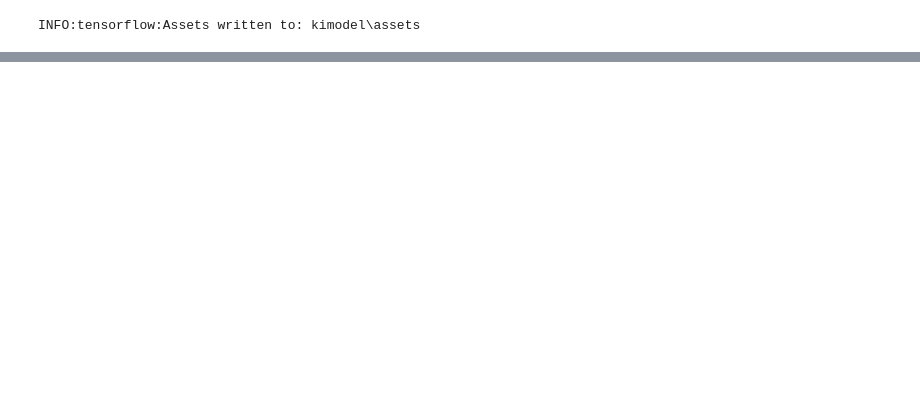
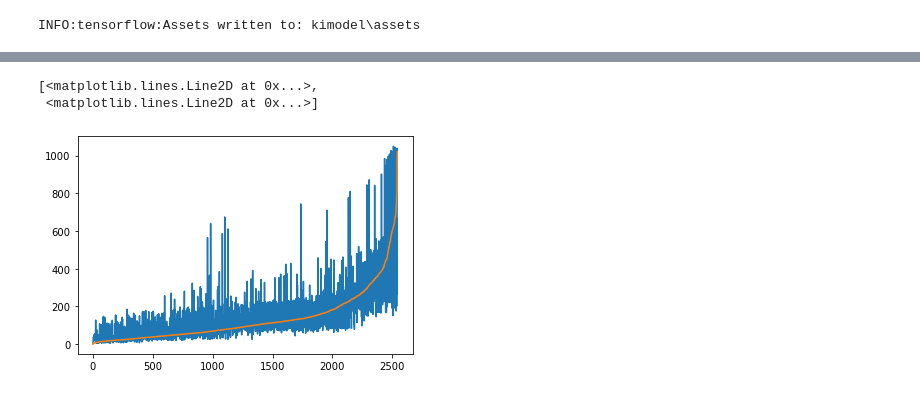
Before and after one commit to aomari99/WI-Projekt, a Jupyter notebook: kilearn.ipynb, the cells around one changed output, grey strips where cells are left out. Saved outputs shown, nothing was run; the diff lists cells and outputs as text; code cells hidden in the pictures; blank space fills up the shorter version.

```diff
--- a/kilearn.ipynb
+++ b/kilearn.ipynb
@@ -106,4 +115,4 @@ model.compile(optimizer=tf.keras.optimizers.Adam(lr=0.0001), loss='mean_absolute
 # %%
-with tf.device('/device:CPU:0'):
+with tf.device('/device:GPU:0'):
     print(tf.device)
-    model.fit(x_train, y_train, epochs=200 ,batch_size=10)
+    model.fit(x_train, y_train, epochs=200 ,batch_size=150, shuffle=True)
@@ -149,7 +141,8 @@ print(y_train[21])
 # %%
 print("Generate predictions for 3 samples")
 print(x_train[1000:1020])
-predictions = model.predict(x_train[1000:1020])
+with tf.device('/device:GPU:0'):
+    predictions = model.predict(x_train[1000:1020])
 print("predictions shape:",( predictions))
 print(y_train[1000:1020])
 # %% [output]
@@ -199,3 +193,12 @@ predictions shape: [[144.01074 ]
 model.save('kimodel')
 # %% [output]
 INFO:tensorflow:Assets written to: kimodel\assets
+# %%
+x = np.arange(y_test.shape[0]).reshape( y_test.shape[0])
+y = y_test.reshape(  y_test.shape[0])
+y2 =  predictions.reshape(  y_test.shape[0])
+# %%
+test = pd.DataFrame({ 'y':y ,'y2':y2})
+test = test.sort_values(by=['y'])
+test.reset_index(inplace = True)
+test.head()
@@ -201,0 +212,6 @@ INFO:tensorflow:Assets written to: kimodel\assets
+# %%
+plt.plot(x,test['y2'] ,x,test['y'] )
+# %% [output]
+[<matplotlib.lines.Line2D at 0x...>,
+ <matplotlib.lines.Line2D at 0x...>]
+[figure, added]
```
Also changed, not shown: parts of 10 cells of this notebook, 21 other files.
